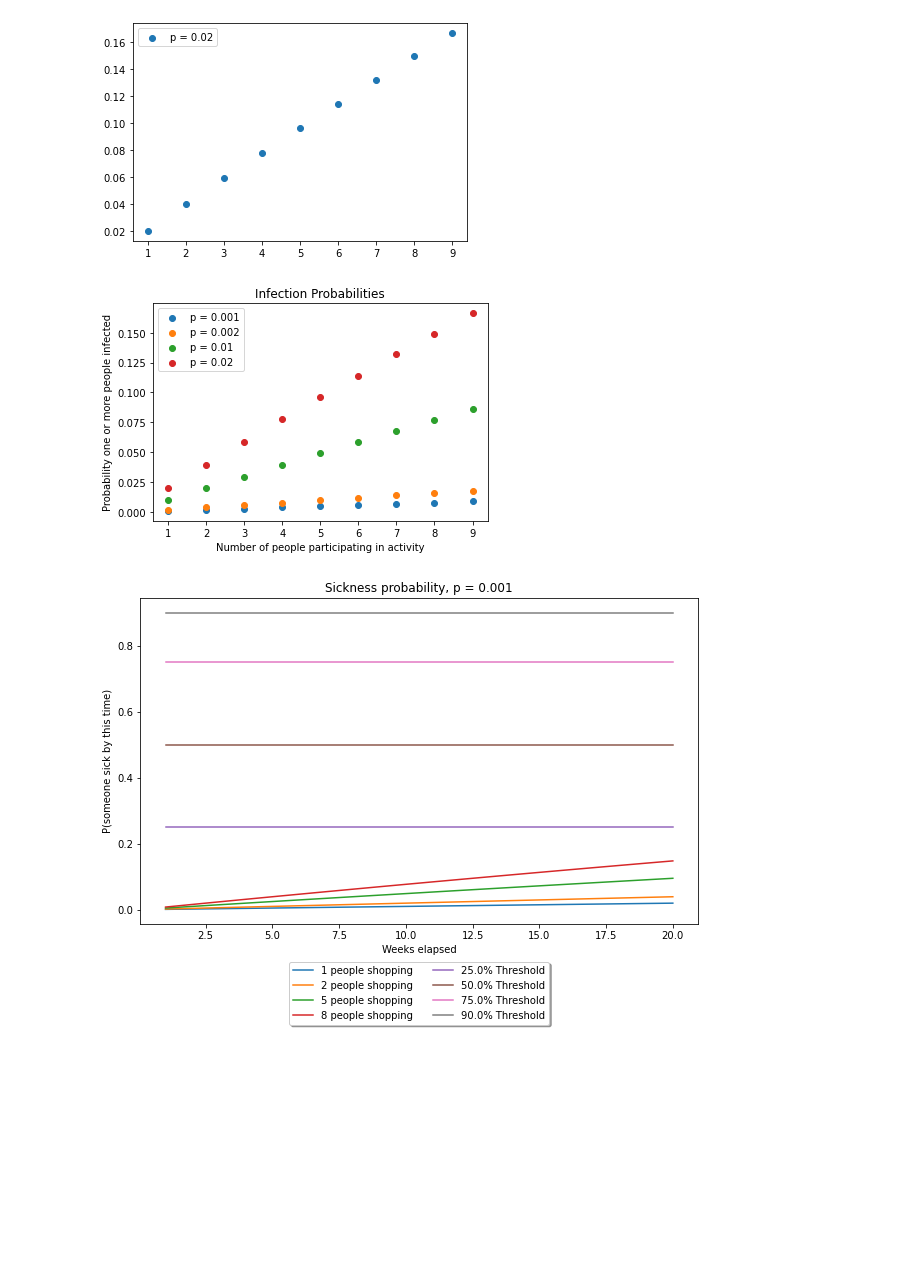
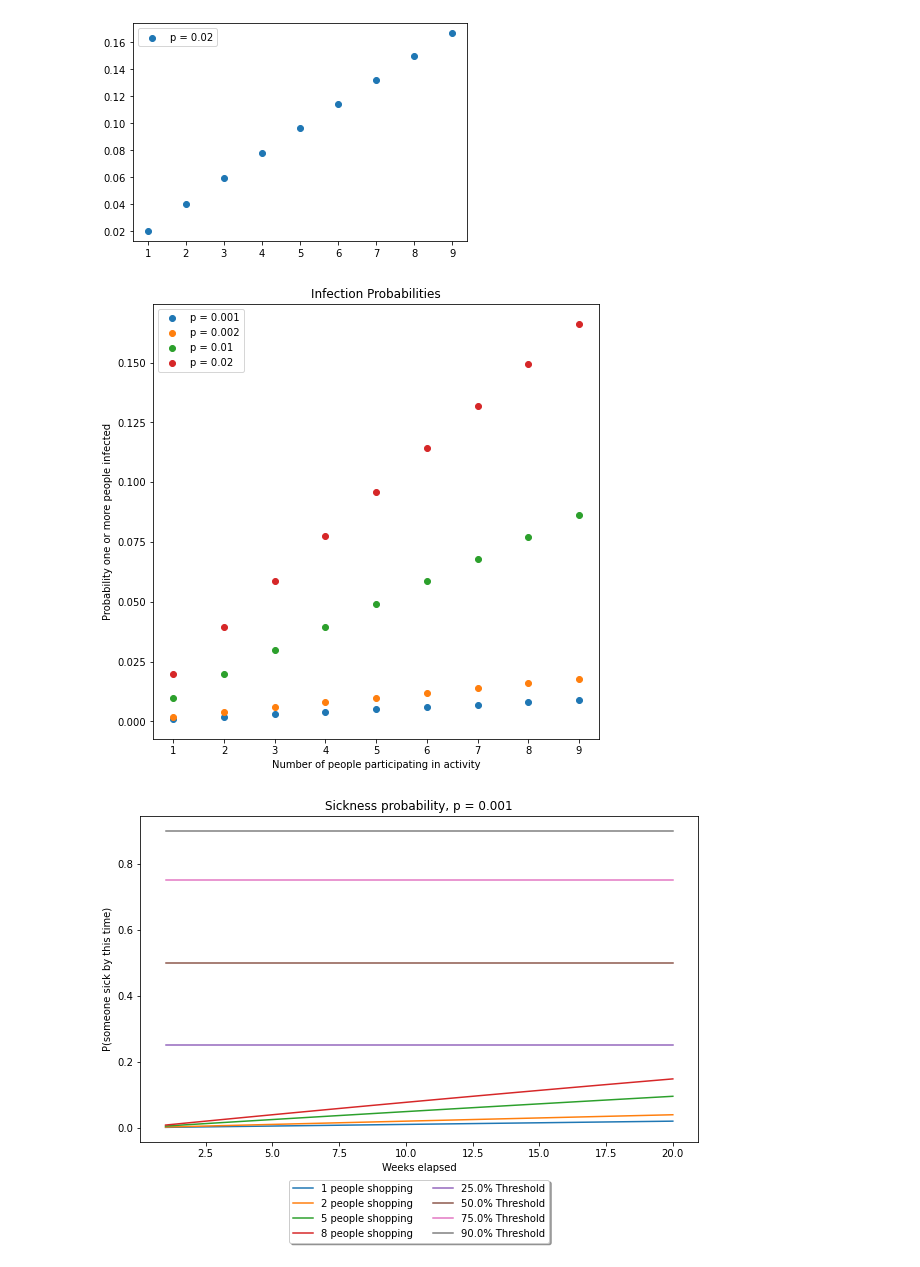
Before and after one commit to slambert2718/covid_risk_mgmt, a Jupyter notebook: Binomial_risk_plots.ipynb, the cells around one changed output. Cells and saved outputs as stored; diff of their text form; code cells hidden in the pictures; blank space fills up the shorter version.

Commit message:
Minor changes to plot displays

```diff
--- a/Binomial_risk_plots.ipynb
+++ b/Binomial_risk_plots.ipynb
@@ -23,17 +23,17 @@ for p in [0.001,0.002,0.01,0.02]:
 [figure]
 [figure]
 # %%
-figure()
+figure(figsize=(8,8))
 for p in [0.001,0.002,0.01,0.02]:
     y=array([onecase(n,p) for n in x])
     scatter(x,y,label='p = {}'.format(p))
 title("Infection Probabilities")
 xlabel("Number of people participating in activity")
 ylabel("Probability one or more people infected")
 legend()
 show()
 # %% [output]
-[figure, old version]
+[figure, new version]
 # %%
 # Next: figure out number of weeks until threshold(s) crossed
 def psick_weeks(W,p,n):
```
